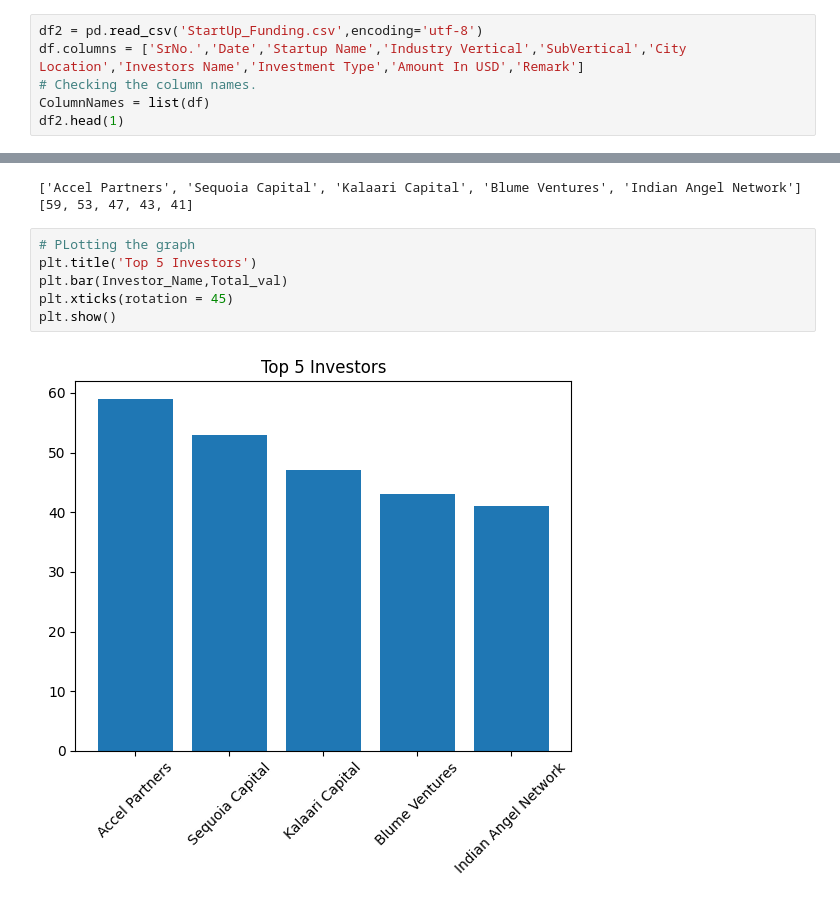
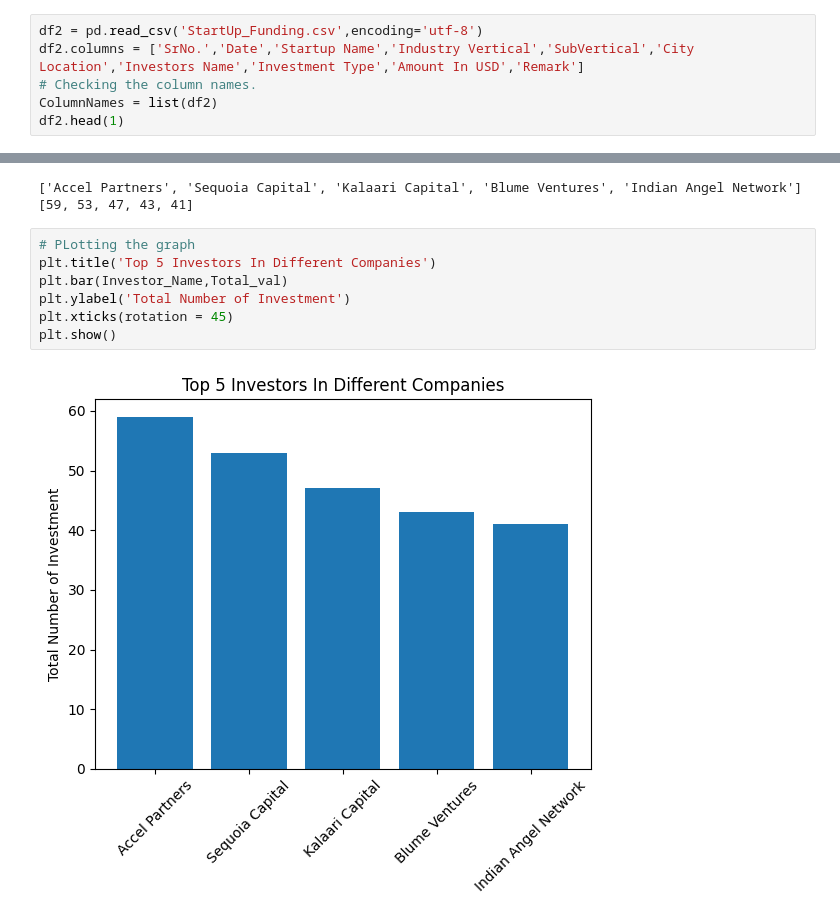
Before and after one commit to Aman-JR/Data_Science, a Jupyter notebook: Project Case Study/Project.ipynb, the cells around one changed output, grey strips where cells are left out. Saved outputs shown, nothing was run; the diff lists cells and outputs as text.

```diff
--- a/Project Case Study/Project.ipynb
+++ b/Project Case Study/Project.ipynb
@@ -250,8 +255,8 @@ important ones - Ola, Flipkart, Oyo and
 Paytm.
 # %%
 df2 = pd.read_csv('StartUp_Funding.csv',encoding='utf-8')
-df.columns = ['SrNo.','Date','Startup Name','Industry Vertical','SubVertical','City Location','Investors Name','Investment Type','Amount In USD','Remark']
+df2.columns = ['SrNo.','Date','Startup Name','Industry Vertical','SubVertical','City Location','Investors Name','Investment Type','Amount In USD','Remark']
 # Checking the column names.
-ColumnNames = list(df)
+ColumnNames = list(df2)
 df2.head(1)
 # %% [output]
@@ -349,9 +354,10 @@ print(Total_val)
 [59, 53, 47, 43, 41]
 # %%
 # PLotting the graph
-plt.title('Top 5 Investors')
+plt.title('Top 5 Investors In Different Companies')
 plt.bar(Investor_Name,Total_val)
+plt.ylabel('Total Number of Investment')
 plt.xticks(rotation = 45)
 plt.show()
 # %% [output]
-[figure, old version]
+[figure, new version]
```
Also changed, not shown: parts of 23 cells of this notebook, 2 other files.
